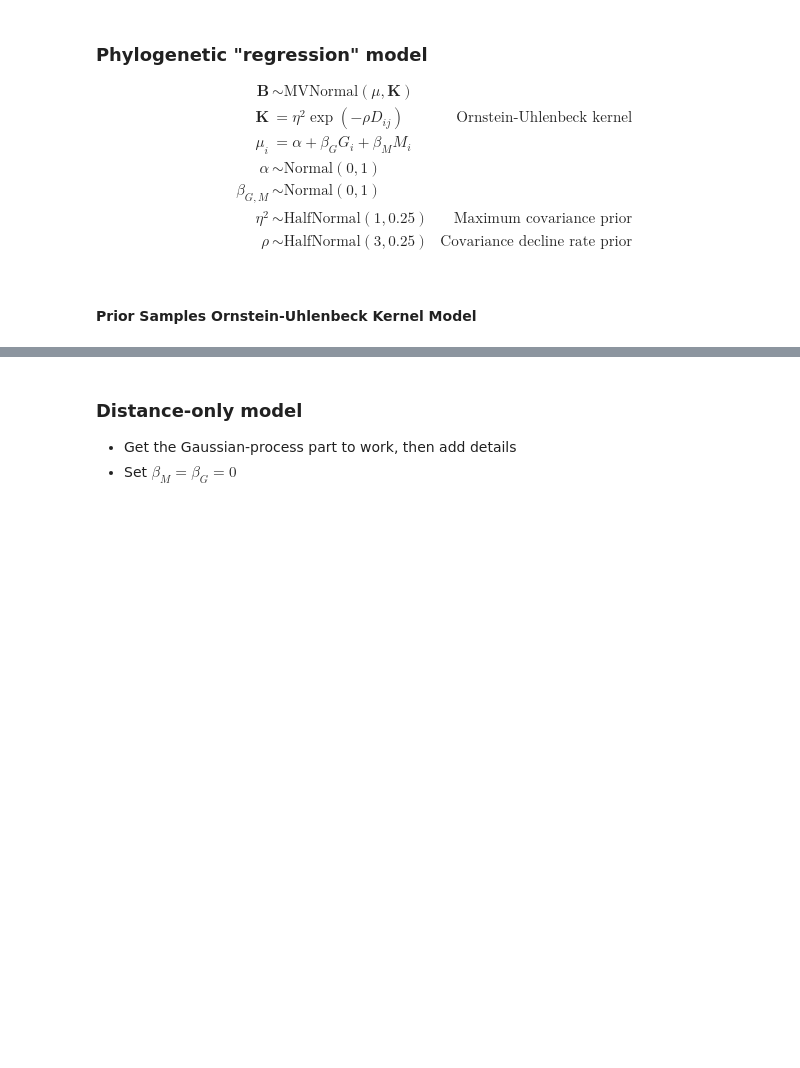
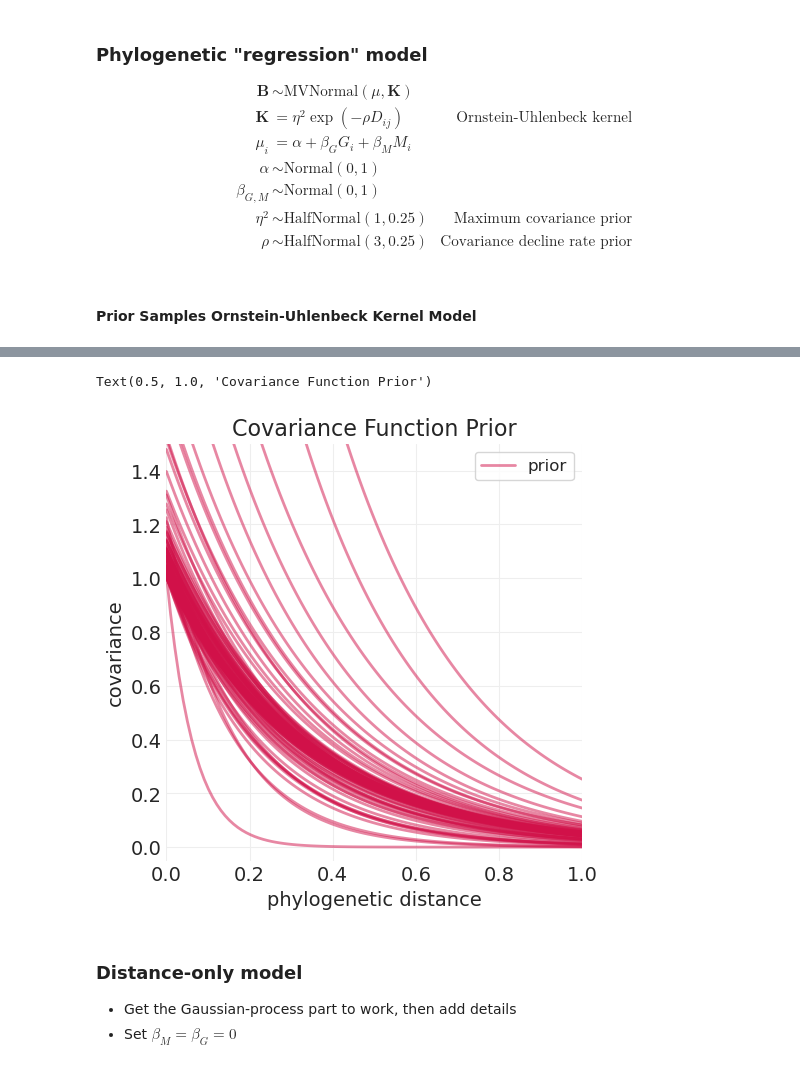
Before and after one commit to guillaumeberthon/StatRethink2023-PyMC5, a Jupyter notebook: Lecture 16 - Gaussian Processes.ipynb, the cells around one changed output, grey strips where cells are left out. Cells and saved outputs as stored; diff of their text form; code cells hidden in the pictures; blank space fills up the shorter version.

```diff
--- a/Lecture 16 - Gaussian Processes.ipynb
+++ b/Lecture 16 - Gaussian Processes.ipynb
@@ -1448,3 +1475,22 @@ plt.title("Covariance Function Prior");
+# %%
+eta_squared_samples2 =  pm.draw(pm.HalfCauchy.dist(beta=.1) + 1, 100) ** .5
+rho_samples2 =  pm.draw(pm.HalfCauchy.dist(beta=.1) + 3, 100)
+
+
+
+plt.subplots(figsize=(5, 5))
+for ii, (eta_squared_, rho_) in enumerate(zip(eta_squared_samples2, rho_samples2)):
+        label = 'prior' if ii == 0 else None
+        kernel_function = partial(ornstein_uhlenbeck_kernel, eta_squared=eta_squared_, rho=rho_)
+        plot_kernel_function(kernel_function, color='C0', label=label, alpha=.5, linewidth=2, max_distance=1)
+
+plt.ylim([-.05, 1.5])
+plt.xlabel("phylogenetic distance")
+plt.ylabel("covariance")
+plt.title("Covariance Function Prior")
+# %% [output]
+Text(0.5, 1.0, 'Covariance Function Prior')
+[figure, added]
 # %% [markdown]
 ### Distance-only model
 
```
Also changed, not shown: parts of 9 cells of this notebook, 2 other files.
